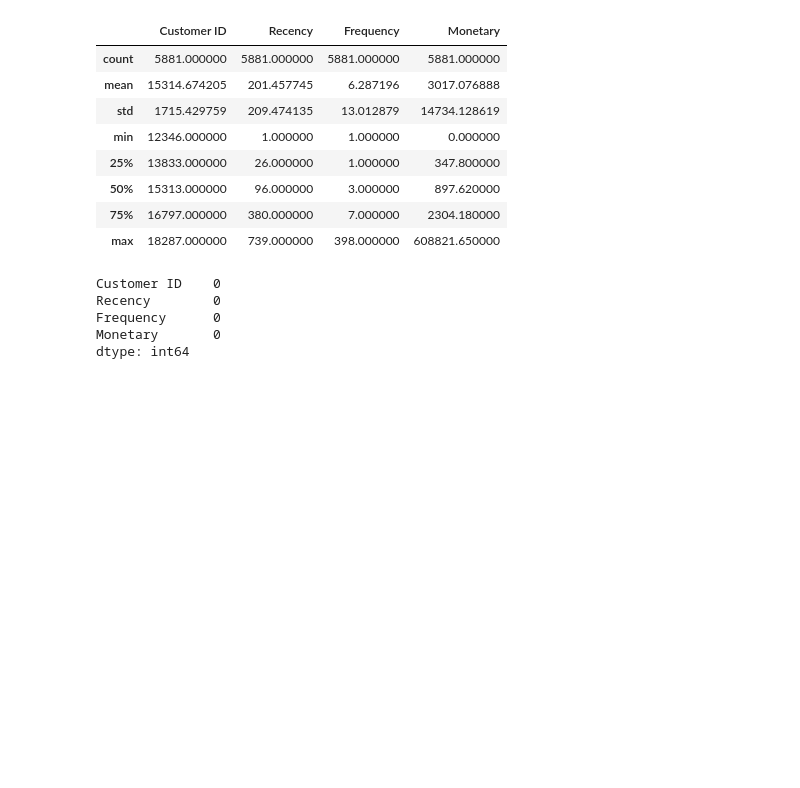
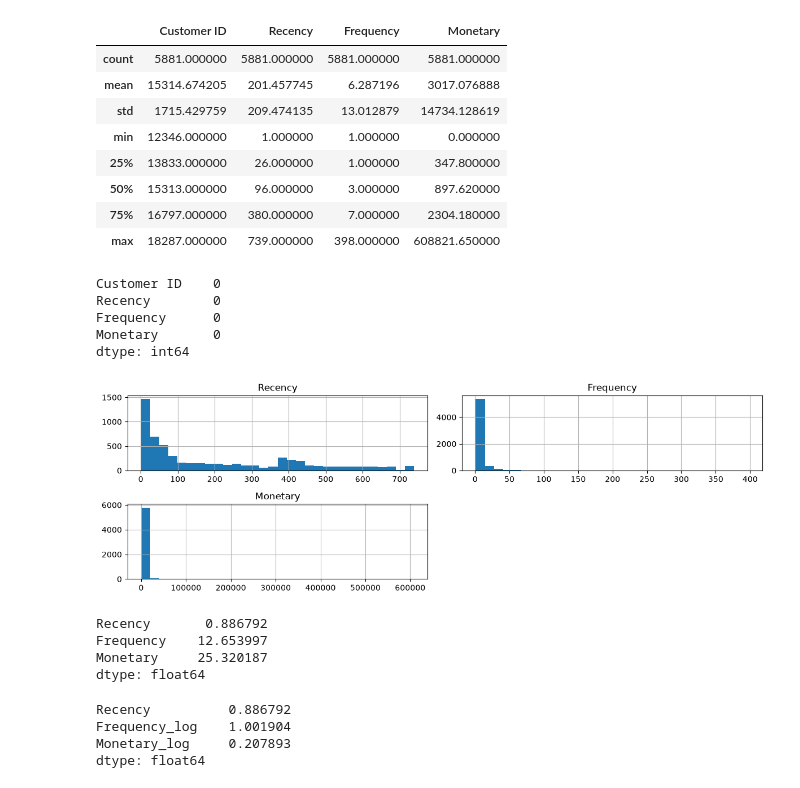
Before and after one commit to hawi088/customer-segmentation, a Jupyter notebook: notebooks/data_exploration.ipynb, the cells around one changed output. Saved outputs shown, nothing was run; the diff lists cells and outputs as text; code cells hidden in the pictures; blank space fills up the shorter version.

```diff
--- a/notebooks/data_exploration.ipynb
+++ b/notebooks/data_exploration.ipynb
@@ -354,3 +357,19 @@ Recency        0
 Frequency      0
 Monetary       0
 dtype: int64
+# %%
+rfm[["Recency" , "Frequency" , "Monetary"]].hist(
+    bins=30,
+    figsize=(12, 4)
+)
+plt.tight_layout()
+plt.show()
+# %% [output]
+[figure, added]
+# %%
+rfm[["Recency", "Frequency", "Monetary"]].skew()
+# %% [output]
+Recency       0.886792
+Frequency    12.653997
+Monetary     25.320187
+dtype: float64
@@ -356,0 +379,7 @@ dtype: int64
+# %%
+rfm[["Recency", "Frequency_log", "Monetary_log"]].skew()
+# %% [output]
+Recency          0.886792
+Frequency_log    1.001904
+Monetary_log     0.207893
+dtype: float64
```
Also changed, not shown: parts of 5 cells of this notebook.
